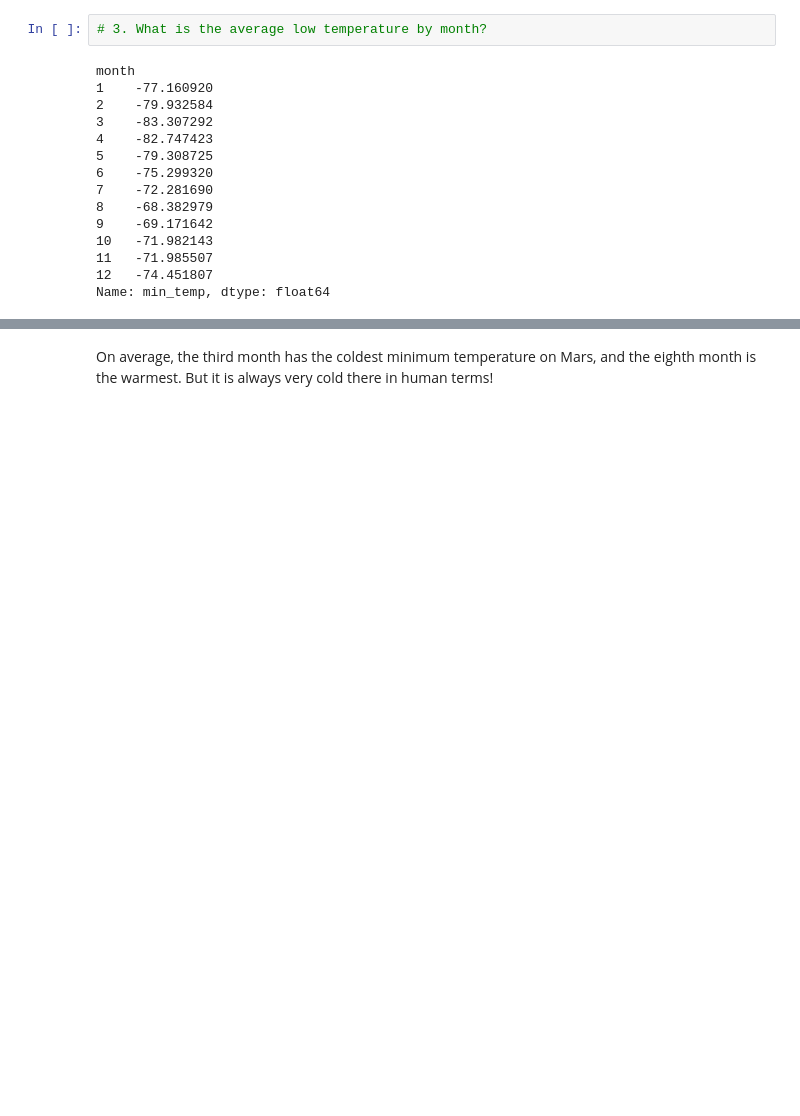
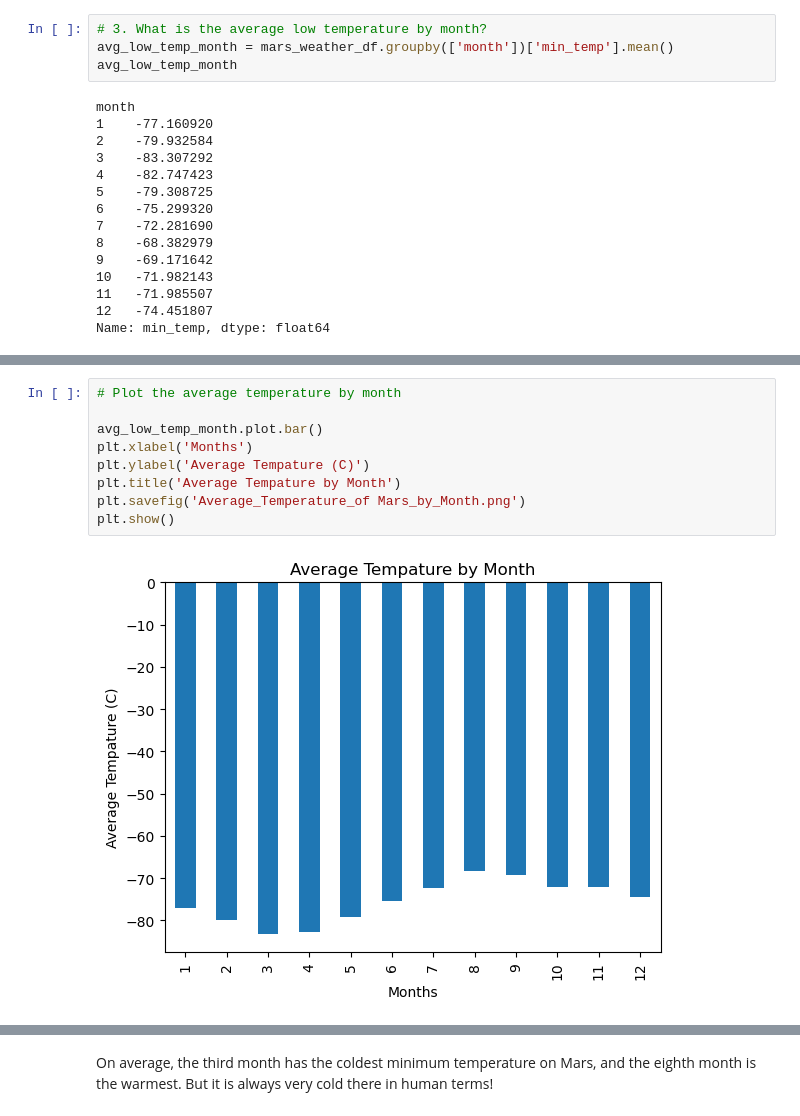
Before and after one commit to snbadeaux/Web-Scraping-Challenge, a Jupyter notebook: part_2_mars_weather.ipynb, the cells around one changed output, grey strips where cells are left out. Drawn from its saved outputs; the diff is of its cells as text; blank space fills up the shorter version.

```diff
--- a/part_2_mars_weather.ipynb
+++ b/part_2_mars_weather.ipynb
@@ -194,5 +176,7 @@ Name: month, dtype: int64
 # %%
 # 3. What is the average low temperature by month?
+avg_low_temp_month = mars_weather_df.groupby(['month'])['min_temp'].mean()
+avg_low_temp_month
 # %% [output]
 month
 1    -77.160920
@@ -218,0 +195,11 @@ Name: min_temp, dtype: float64
+# %%
+# Plot the average temperature by month
+
+avg_low_temp_month.plot.bar()
+plt.xlabel('Months')
+plt.ylabel('Average Tempature (C)')
+plt.title('Average Tempature by Month')
+plt.savefig('Average_Temperature_of Mars_by_Month.png')
+plt.show()
+# %% [output]
+[figure, added]
```
Also changed, not shown: parts of 12 cells of this notebook, 5 other files.
